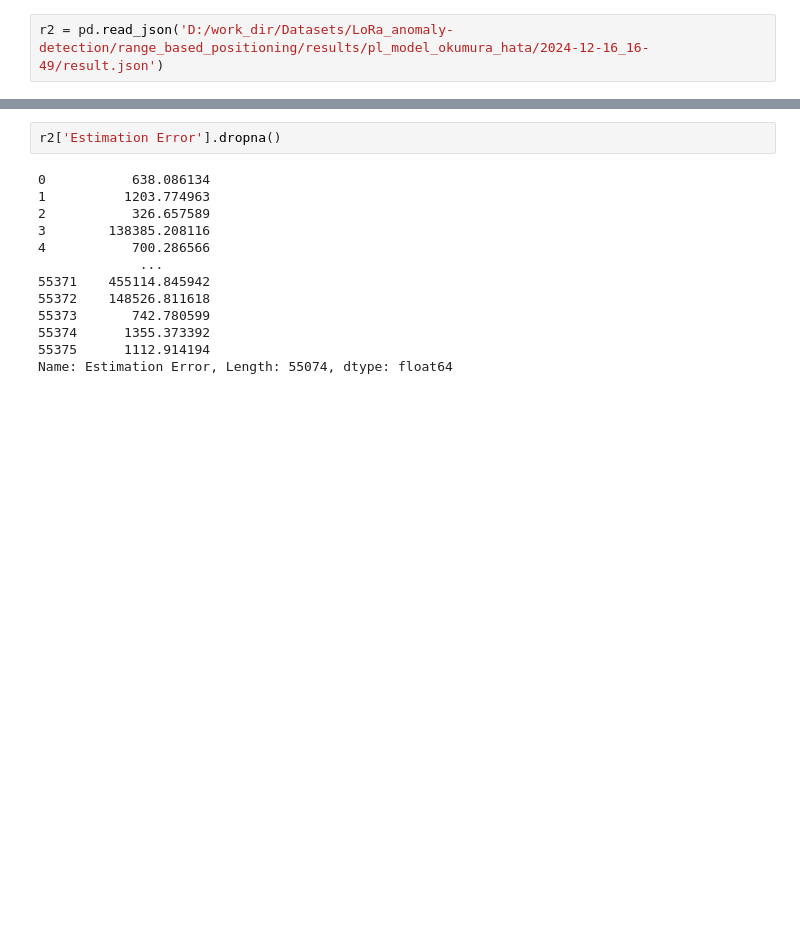
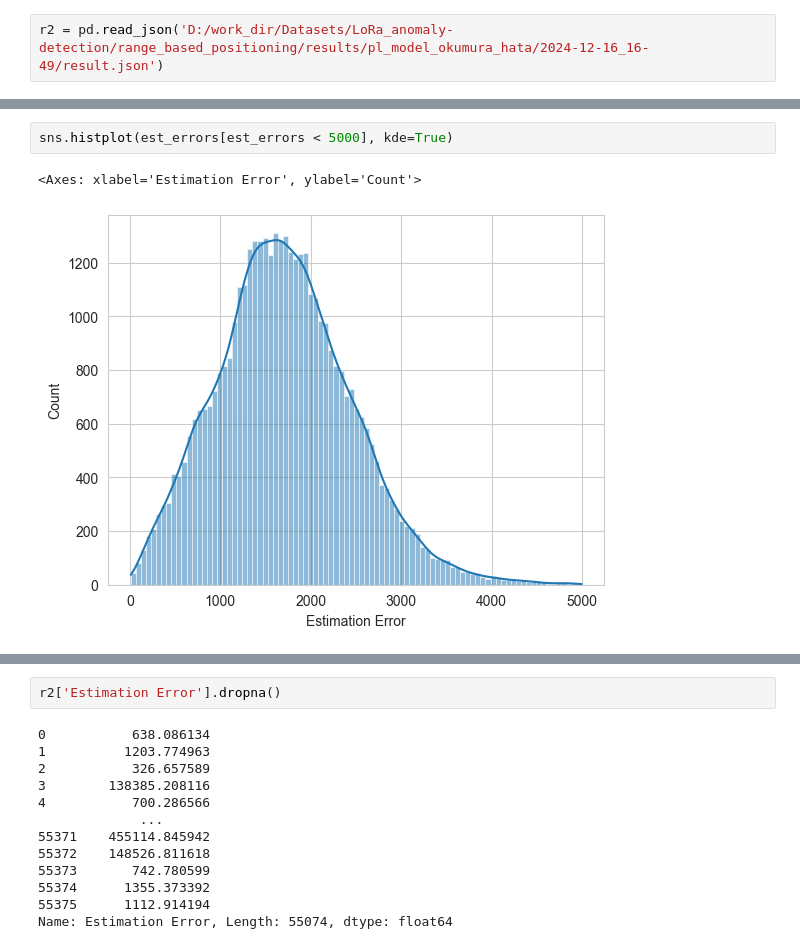
Before and after one commit to sudipbarua/Localization-leveraging-LoRaWAN, a Jupyter notebook: range_based_positioning/results/result_analysis.ipynb, the cells around one changed output, grey strips where cells are left out. Drawn from its saved outputs; the diff is of its cells as text; blank space fills up the shorter version.

```diff
--- a/range_based_positioning/results/result_analysis.ipynb
+++ b/range_based_positioning/results/result_analysis.ipynb
@@ -17,0 +37,5 @@ sns.boxenplot(est_errors[est_errors < 5000])
+# %%
+sns.histplot(est_errors[est_errors < 5000], kde=True)
+# %% [output]
+<Axes: xlabel='Estimation Error', ylabel='Count'>
+[figure, added]
```
Also changed, not shown: parts of 11 cells of this notebook, 3 other files.
